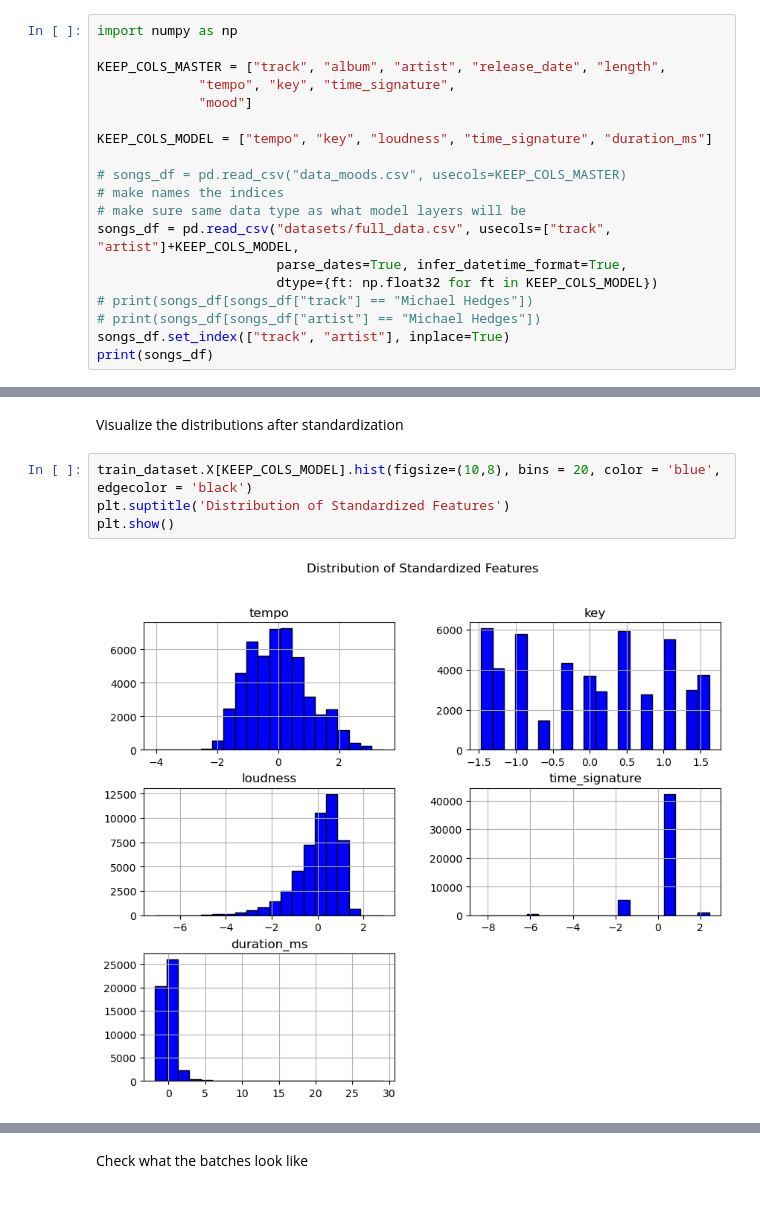
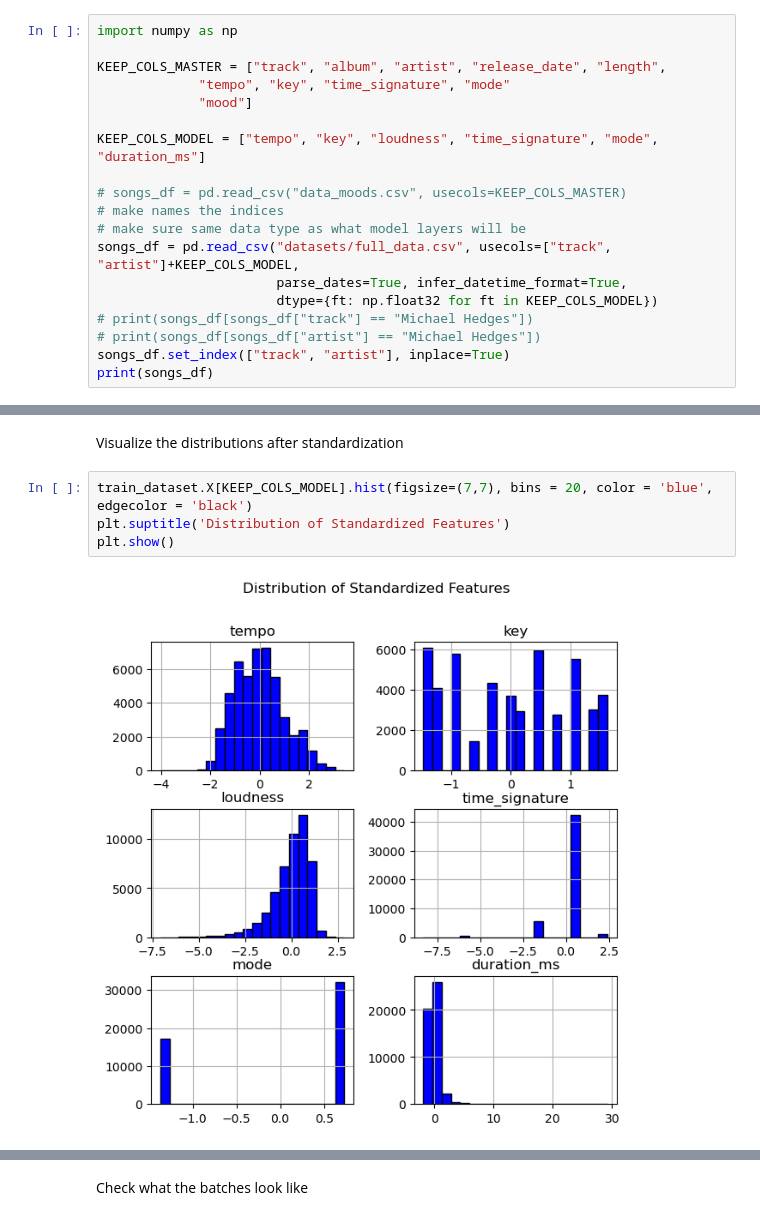
Before and after one commit to ApplesDaddy/CMPT353Project, a Jupyter notebook: regression_Colab.ipynb, the cells around one changed output, grey strips where cells are left out. Saved outputs shown, nothing was run; the diff lists cells and outputs as text.

```diff
--- a/regression_Colab.ipynb
+++ b/regression_Colab.ipynb
@@ -62,10 +62,10 @@ Index(['Unnamed: 0', 'track', 'artist', 'seeds', 'spotify_id', 'danceability',
 import numpy as np
 
 KEEP_COLS_MASTER = ["track", "album", "artist", "release_date", "length",
-             "tempo", "key", "time_signature",
+             "tempo", "key", "time_signature", "mode"
              "mood"]
 
-KEEP_COLS_MODEL = ["tempo", "key", "loudness", "time_signature", "duration_ms"]
+KEEP_COLS_MODEL = ["tempo", "key", "loudness", "time_signature", "mode", "duration_ms"]
 
 # songs_df = pd.read_csv("data_moods.csv", usecols=KEEP_COLS_MASTER)
 # make names the indices
@@ -448,8 +457,8 @@ test_loader = DataLoader(test_dataset, batch_size=1, shuffle=False, pin_memory=T
 # %% [markdown]
 Visualize the distributions after standardization
 # %%
-train_dataset.X[KEEP_COLS_MODEL].hist(figsize=(10,8), bins = 20, color = 'blue', edgecolor = 'black')
+train_dataset.X[KEEP_COLS_MODEL].hist(figsize=(7,7), bins = 20, color = 'blue', edgecolor = 'black')
 plt.suptitle('Distribution of Standardized Features')
 plt.show()
 # %% [output]
-[figure, old version]
+[figure, new version]
```
Also changed, not shown: parts of 31 cells of this notebook.
